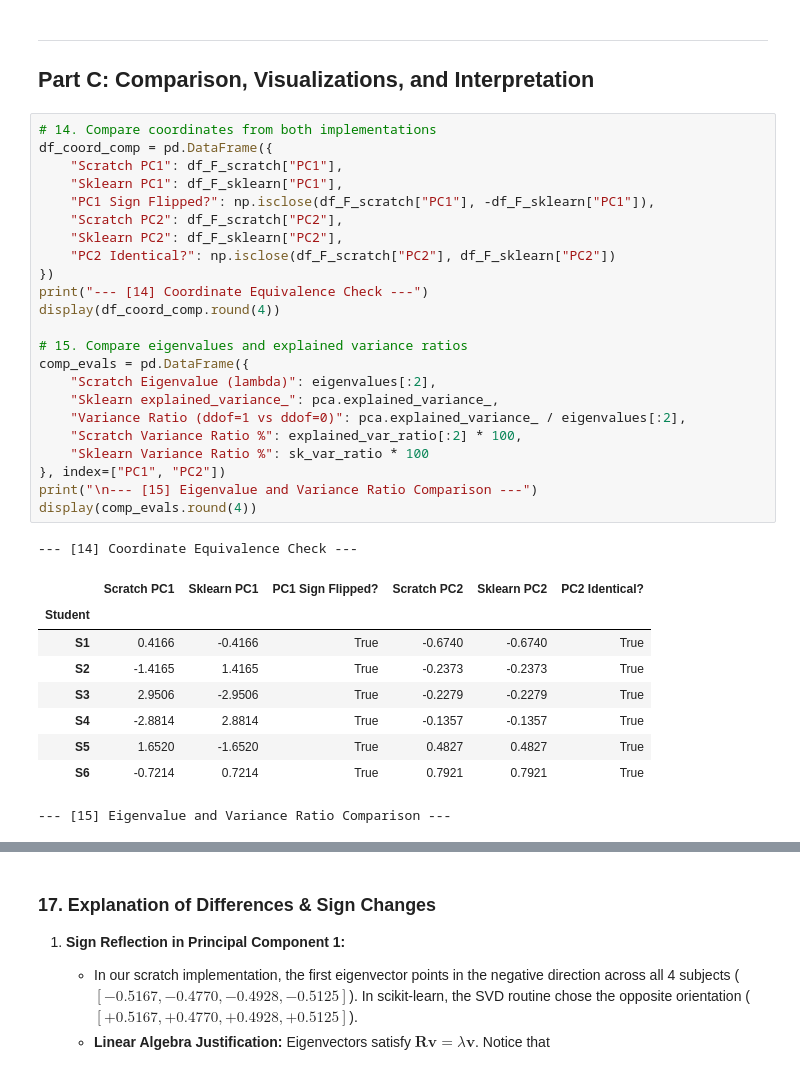
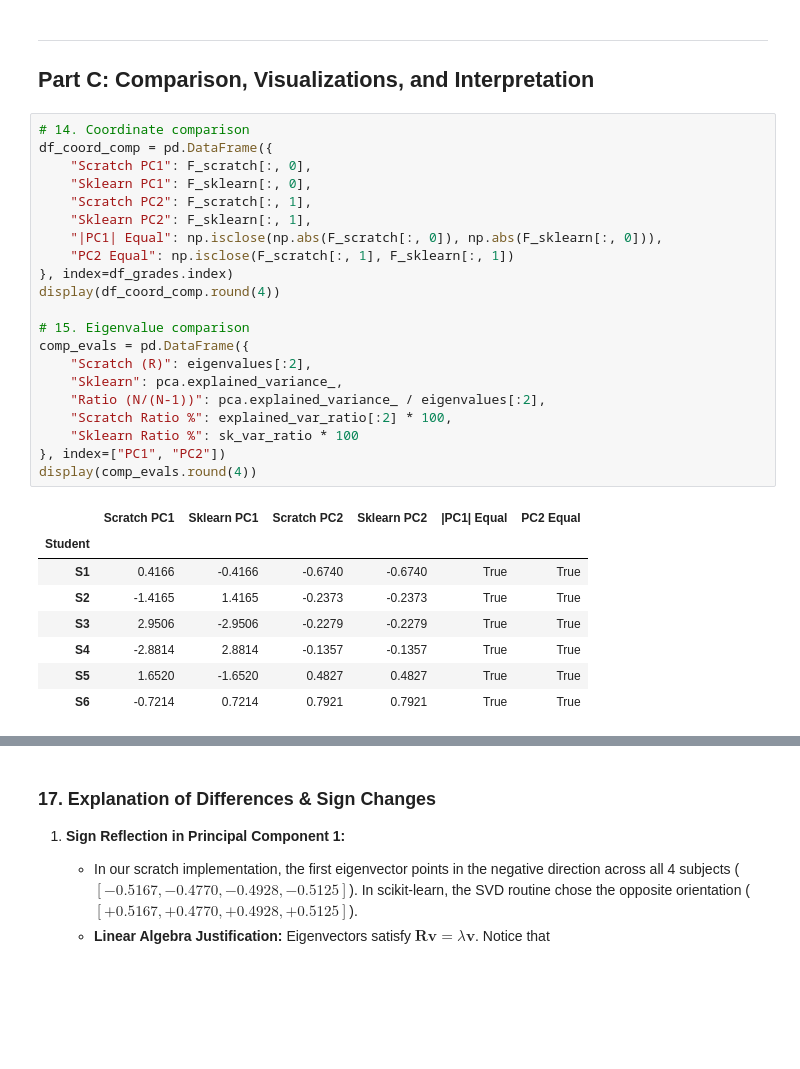
Before and after one commit to BENRAHMOUNEANES/machine-learning-tp2-anes-benrahmoune, a Jupyter notebook: TP2_Standardized_PCA.ipynb, the cells around one changed output, grey strips where cells are left out. Saved outputs shown, nothing was run; the diff lists cells and outputs as text; blank space fills up the shorter version.

```diff
--- a/TP2_Standardized_PCA.ipynb
+++ b/TP2_Standardized_PCA.ipynb
@@ -245,36 +185,32 @@ Scikit-learn explained_variance_ attribute: [4.4877 0.2883]
 ---
 ## Part C: Comparison, Visualizations, and Interpretation
 # %%
-# 14. Compare coordinates from both implementations
+# 14. Coordinate comparison
 df_coord_comp = pd.DataFrame({
-    "Scratch PC1": df_F_scratch["PC1"],
-    "Sklearn PC1": df_F_sklearn["PC1"],
-    "PC1 Sign Flipped?": np.isclose(df_F_scratch["PC1"], -df_F_sklearn["PC1"]),
-    "Scratch PC2": df_F_scratch["PC2"],
-    "Sklearn PC2": df_F_sklearn["PC2"],
-    "PC2 Identical?": np.isclose(df_F_scratch["PC2"], df_F_sklearn["PC2"])
-})
-print("--- [14] Coordinate Equivalence Check ---")
+    "Scratch PC1": F_scratch[:, 0],
+    "Sklearn PC1": F_sklearn[:, 0],
+    "Scratch PC2": F_scratch[:, 1],
+    "Sklearn PC2": F_sklearn[:, 1],
+    "|PC1| Equal": np.isclose(np.abs(F_scratch[:, 0]), np.abs(F_sklearn[:, 0])),
+    "PC2 Equal": np.isclose(F_scratch[:, 1], F_sklearn[:, 1])
+}, index=df_grades.index)
 display(df_coord_comp.round(4))
 
-# 15. Compare eigenvalues and explained variance ratios
+# 15. Eigenvalue comparison
 comp_evals = pd.DataFrame({
-    "Scratch Eigenvalue (lambda)": eigenvalues[:2],
-    "Sklearn explained_variance_": pca.explained_variance_,
-    "Variance Ratio (ddof=1 vs ddof=0)": pca.explained_variance_ / eigenvalues[:2],
-    "Scratch Variance Ratio %": explained_var_ratio[:2] * 100,
-    "Sklearn Variance Ratio %": sk_var_ratio * 100
+    "Scratch (R)": eigenvalues[:2],
+    "Sklearn": pca.explained_variance_,
+    "Ratio (N/(N-1))": pca.explained_variance_ / eigenvalues[:2],
+    "Scratch Ratio %": explained_var_ratio[:2] * 100,
+    "Sklearn Ratio %": sk_var_ratio * 100
 }, index=["PC1", "PC2"])
-print("\n--- [15] Eigenvalue and Variance Ratio Comparison ---")
 display(comp_evals.round(4))
 # %% [output]
---- [14] Coordinate Equivalence Check ---
-|  | Scratch PC1 | Sklearn PC1 | PC1 Sign Flipped? | Scratch PC2 | Sklearn PC2 | PC2 Identical? |
+|  | Scratch PC1 | Sklearn PC1 | Scratch PC2 | Sklearn PC2 | |PC1| Equal | PC2 Equal |
 | Student |  |  |  |  |  |  |
-| S1 | 0.4166 | -0.4166 | True | -0.6740 | -0.6740 | True |
-| S2 | -1.4165 | 1.4165 | True | -0.2373 | -0.2373 | True |
-| S3 | 2.9506 | -2.9506 | True | -0.2279 | -0.2279 | True |
-| S4 | -2.8814 | 2.8814 | True | -0.1357 | -0.1357 | True |
-| S5 | 1.6520 | -1.6520 | True | 0.4827 | 0.4827 | True |
-| S6 | -0.7214 | 0.7214 | True | 0.7921 | 0.7921 | True |
+| S1 | 0.4166 | -0.4166 | -0.6740 | -0.6740 | True | True |
+| S2 | -1.4165 | 1.4165 | -0.2373 | -0.2373 | True | True |
+| S3 | 2.9506 | -2.9506 | -0.2279 | -0.2279 | True | True |
+| S4 | -2.8814 | 2.8814 | -0.1357 | -0.1357 | True | True |
+| S5 | 1.6520 | -1.6520 | 0.4827 | 0.4827 | True | True |
+| S6 | -0.7214 | 0.7214 | 0.7921 | 0.7921 | True | True |
---- [15] Eigenvalue and Variance Ratio Comparison ---
```
Also changed, not shown: parts of 10 cells of this notebook, 1 other file.
